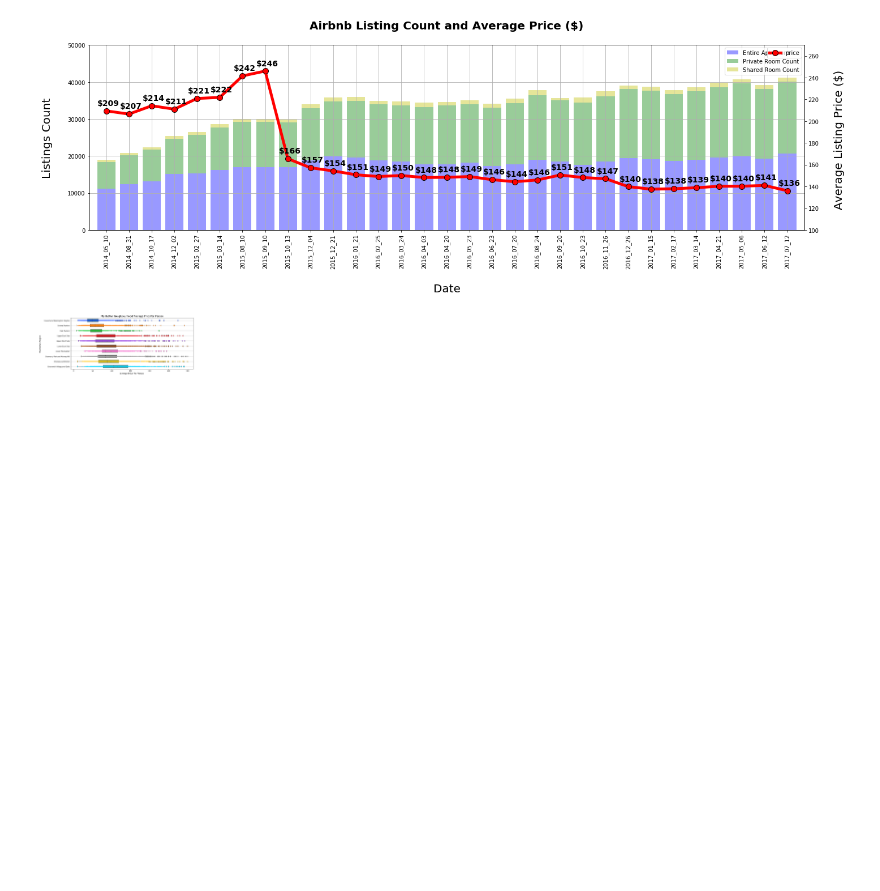
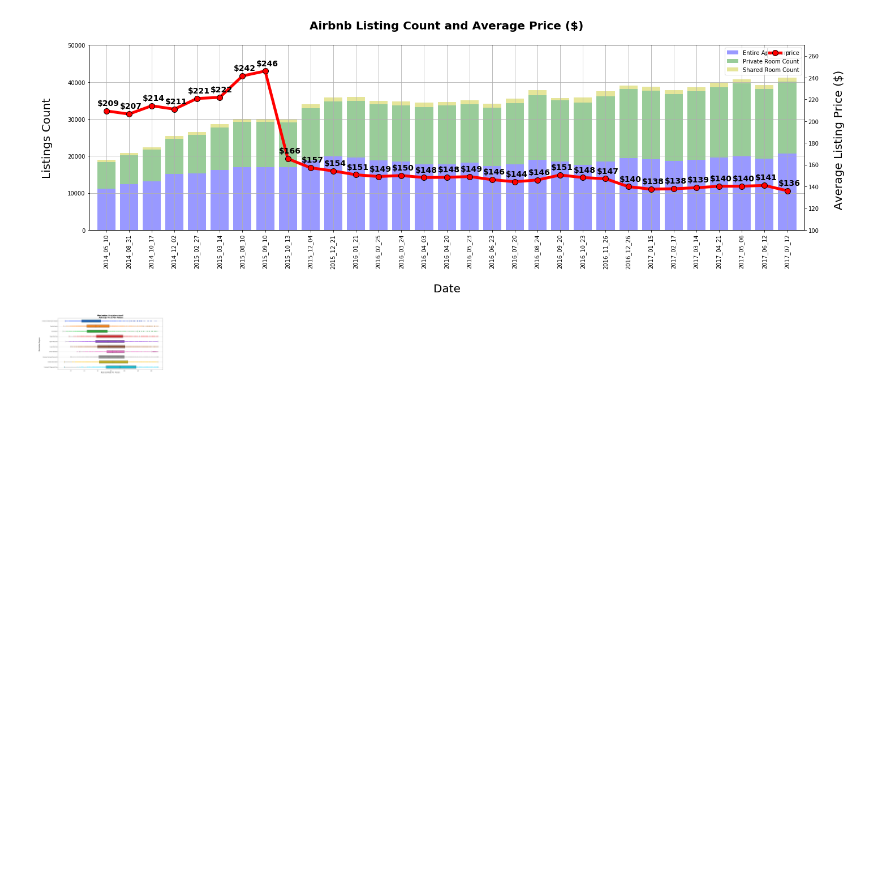
Before and after one commit to EstellaYu/Data_Visualization_Airbnb_Hotel, a Jupyter notebook: Notebooks/Data_Cleaning.ipynb, the cells around one changed output. Drawn from its saved outputs; the diff is of its cells as text; code cells hidden in the pictures.

```diff
--- a/Notebooks/Data_Cleaning.ipynb
+++ b/Notebooks/Data_Cleaning.ipynb
@@ -329,42 +329,42 @@ import seaborn as sns
 
 city_df = clean_airbnb.loc[clean_airbnb['City'] == 'New York']
 
-city_df = city_df[city_df['Price Per Person'] < 300].copy()
+city_df = city_df[city_df['Price Per Person'] < 150].copy()
 
 # Calculate number of obs per group & median to position labels
 means = clean_airbnb.groupby(['Region'])['Price Per Person'].median()
 sorted_regions = means.sort_values().index
 nobs = [str(x) for x in means.tolist()]
 nobs = ["Mean $:" + i for i in nobs]
 
-f, ax = plt.subplots(1, 1, sharey=True, figsize=(14, 6))
+f, ax = plt.subplots(1, 1, sharey=True, figsize=(20, 10))
 
 ax =sns.boxplot(x='Price Per Person', y='Region', data= city_df, width=0.5,
                   showmeans=True, order = sorted_regions)
 
 ax =sns.stripplot(x='Price Per Person', y='Region',data= city_df, jitter=False, palette = 'bright',
                   color = 'blue', order = sorted_regions)
 
-plt.title('Manhattan Neighbourhood Average Price Per Person', fontsize=15)
-plt.ylabel('Manhattan Region \n', fontsize= 12)
-plt.xlabel('Average Price Per Person \n', fontsize= 12)
+plt.title('Manhattan Neighbourhood \n Average Price Per Person', fontsize=18, weight='bold')
+plt.ylabel('Manhattan Region \n', fontsize= 16)
+plt.xlabel('Average Price Per Person \n', fontsize= 16)
 ax.yaxis.grid(True)
 
 # set color
 #plt.setp(bp['boxes'], color='green')
 #plt.setp(bp['whiskers'], color='black')
 #plt.setp(bp['fliers'], color='red', marker='*')
 
 
 # Add it to the plot
 pos = range(len(nobs))
 for tick,label in zip(pos,ax.get_xticklabels()):
     ax.text(pos[tick], means[tick] + 0.03, nobs[tick],
    horizontalalignment='center', size='medium', color='w', weight='bold')
 
 plt.savefig("priceperregion.png")
 # %% [output]
-[figure, old version]
+[figure, new version]
 # %%
 
 manhattan_data= clean_airbnb.loc[clean_airbnb['City'] == 'Manhattan']
```
Also changed, not shown: 1 other file.
